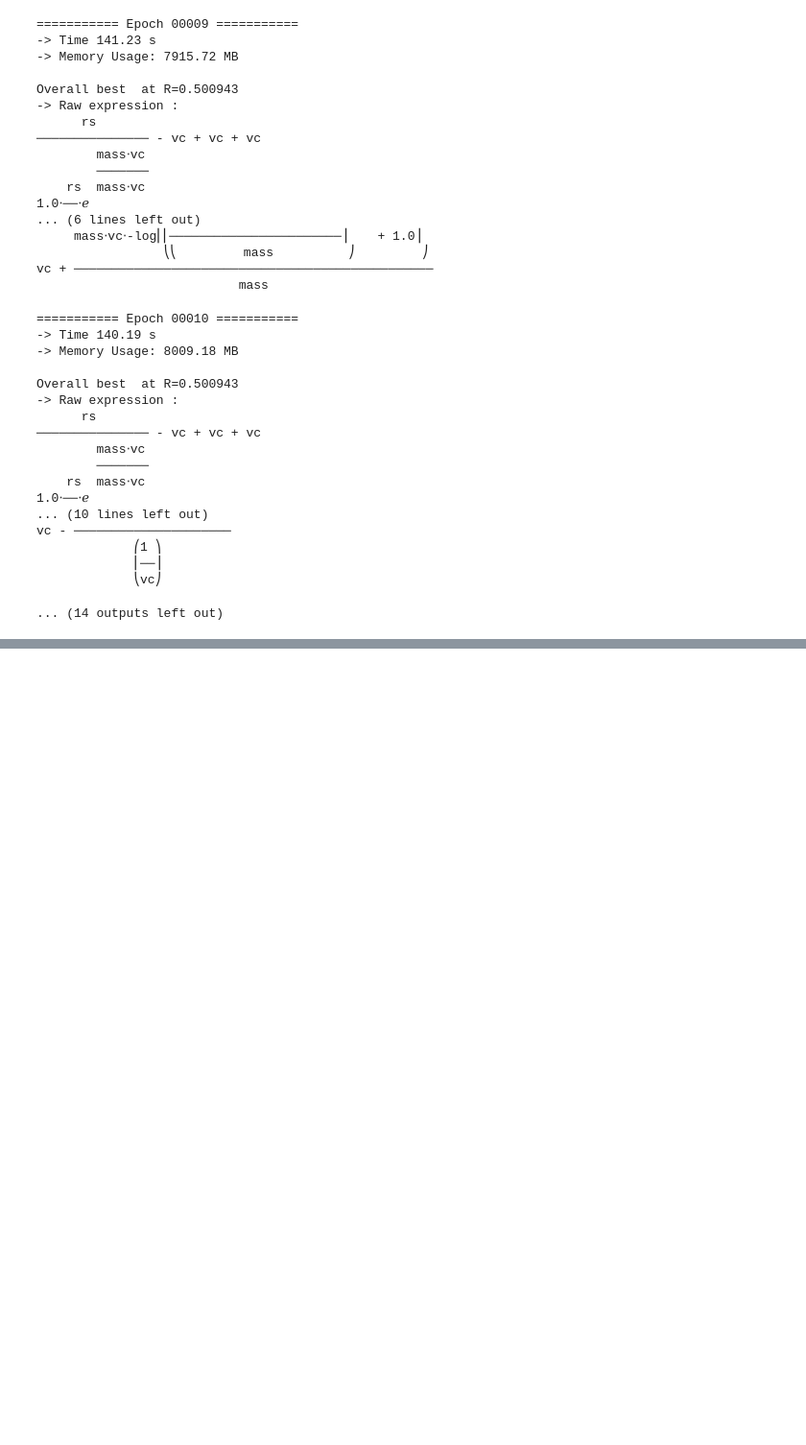
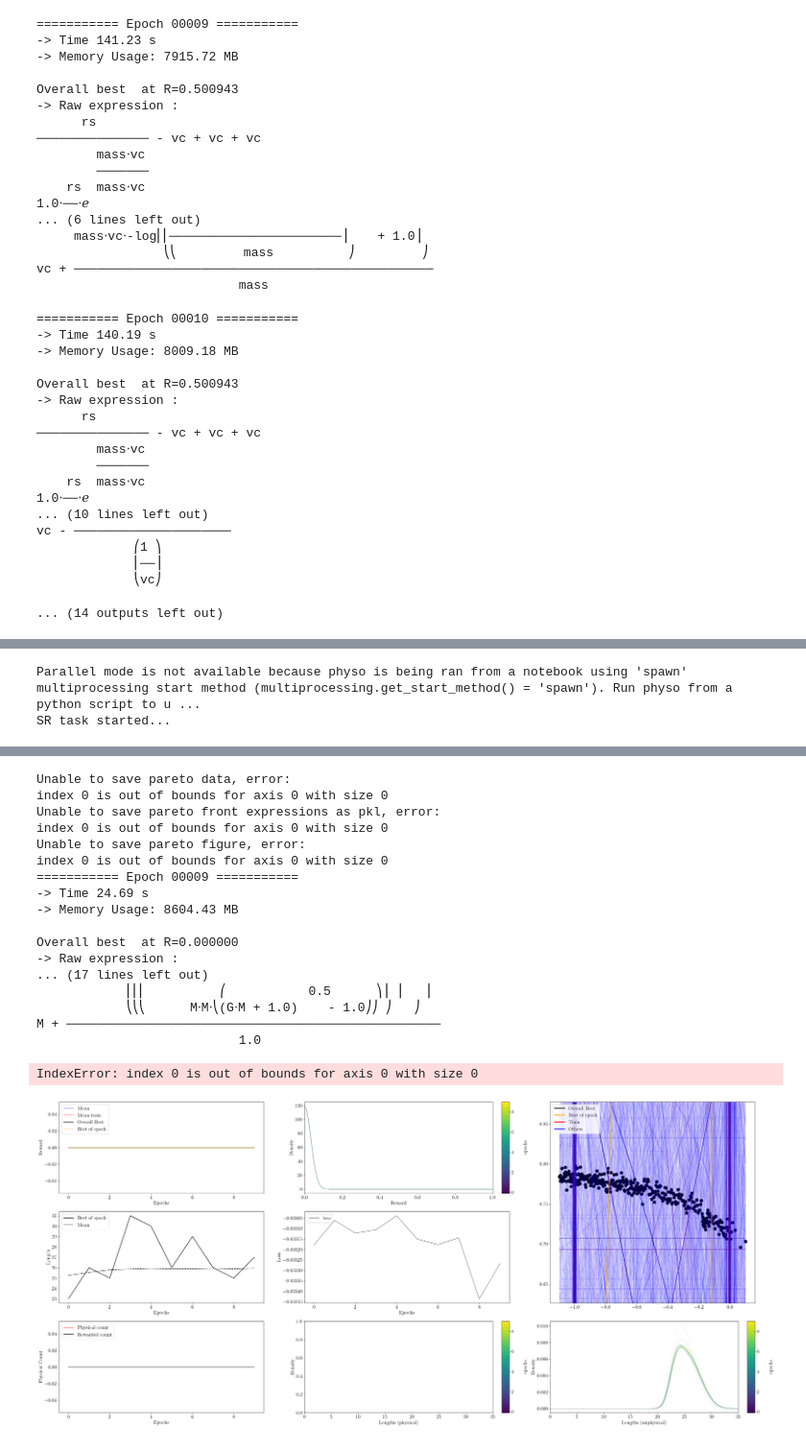
Before and after one commit to theocrt/phy-so-mass-dependent, a Jupyter notebook: physo_seb.ipynb, the cells around one changed output, grey strips where cells are left out. Shown at 96% size. Cells and saved outputs as stored; diff of their text form; code cells hidden in the pictures; blank space fills up the shorter version.

```diff
--- a/physo_seb.ipynb
+++ b/physo_seb.ipynb
@@ -519,0 +579,49 @@ vc - ─────────────────────
+# %%
+i_snap = len(age) // 2
+M_i = np.asarray(m[i_snap]).flatten()
+sigma_i = np.asarray(s_phi_m[i_snap]).flatten()
+
+# Filtrage des masses physiques (exclure trous noirs)
+mask = (M_i > 0) & (M_i <= 5) & (sigma_i > 0)
+M_i = M_i[mask]
+sigma_i = sigma_i[mask]
+
+X = np.log10(M_i).reshape(1, -1)
+y = np.log10(sigma_i).ravel()
+
+X_names = ["M"]
+X_units = [[0, 0, 1]]     # masse
+y_name  = "sigma_phi"
+y_units = [1, -1, 0]      # vitesse (L T^-1)
+
+# Constantes
+fixed_consts       = [1.0]        # pour expressions dimensionnellement neutres
+fixed_consts_units = [[0, 0, 0]]  # sans unité
+free_consts_names  = ["G"]        # par ex. gravitationnelle
+free_consts_units  = [[3, -2, -1]]  # L^3 / (M T^2)
+
+# Operators
+op_names = ["add", "sub", "mul", "div", "pow", "sqrt", "neg", "log", "exp"]
+
+#
+expr, logs = physo.SR(
+    X, y,
+    X_names             = X_names,
+    X_units             = X_units,
+    y_name              = y_name,
+    y_units             = y_units,
+    fixed_consts        = fixed_consts,
+    fixed_consts_units  = fixed_consts_units,
+    free_consts_names   = free_consts_names,
+    free_consts_units   = free_consts_units,
+    op_names            = op_names,
+    run_config          = physo.config.config1.config1,
+    epochs              = 10,
+    parallel_mode       = False
+)
+
+print("Best symbolic expression found:")
+print(expr.get_infix())
+# %% [output]
+Parallel mode is not available because physo is being ran from a notebook using 'spawn' multiprocessing start method (multiprocessing.get_start_method() = 'spawn'). Run physo from a python script to u ...
+SR task started...
@@ -519,0 +781,19 @@ vc - ─────────────────────
+Unable to save pareto data, error:
+index 0 is out of bounds for axis 0 with size 0
+Unable to save pareto front expressions as pkl, error:
+index 0 is out of bounds for axis 0 with size 0
+Unable to save pareto figure, error:
+index 0 is out of bounds for axis 0 with size 0
+=========== Epoch 00009 ===========
+-> Time 24.69 s
+-> Memory Usage: 8604.43 MB
+
+Overall best  at R=0.000000
+-> Raw expression :
+... (17 lines left out)
+            ⎜⎜⎜          ⎛           0.5      ⎞⎟ ⎟   ⎟
+            ⎝⎝⎝      M⋅M⋅⎝(G⋅M + 1.0)    - 1.0⎠⎠ ⎠   ⎠
+M + ──────────────────────────────────────────────────
+                           1.0
+IndexError: index 0 is out of bounds for axis 0 with size 0
+[figure, added]
```
Also changed, not shown: parts of 2 cells of this notebook.
